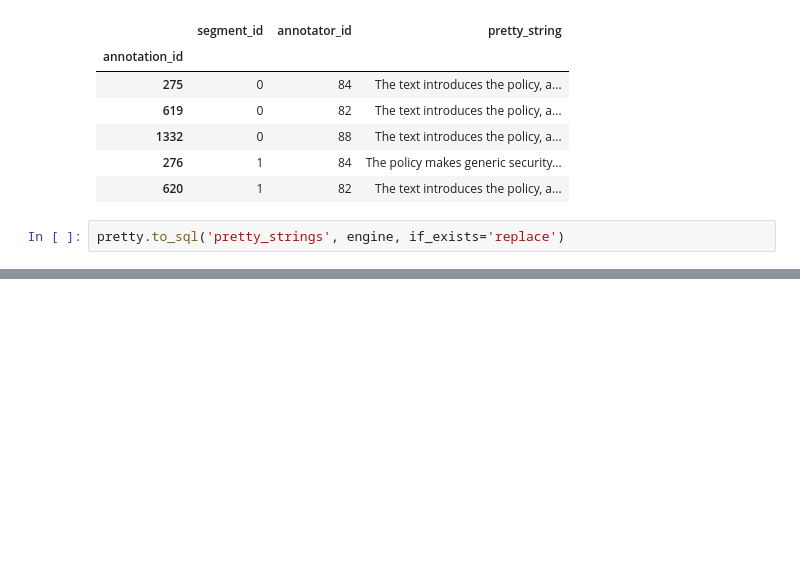
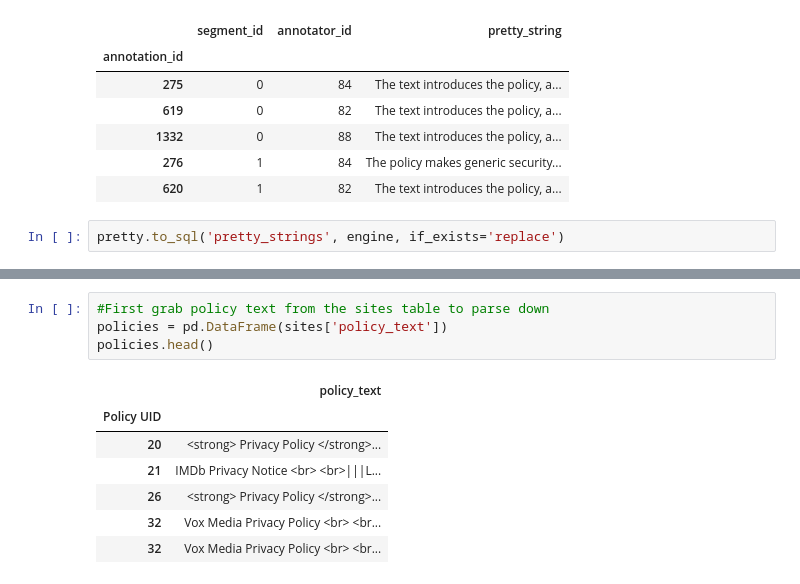
Before and after one commit to pmayostendorp/beforeiaccept, a Jupyter notebook: scripts/Loading and Persisting Dataset.ipynb, the cells around one changed output, grey strips where cells are left out. Saved outputs shown, nothing was run; the diff lists cells and outputs as text; blank space fills up the shorter version.

```diff
--- a/scripts/Loading and Persisting Dataset.ipynb
+++ b/scripts/Loading and Persisting Dataset.ipynb
@@ -379,0 +389,12 @@ pretty.to_sql('pretty_strings', engine, if_exists='replace')
+# %%
+#First grab policy text from the sites table to parse down
+policies = pd.DataFrame(sites['policy_text'])
+policies.head()
+# %% [output]
+|  | policy_text |
+| Policy UID |  |
+| 20 | <strong> Privacy Policy </strong>... |
+| 21 | IMDb Privacy Notice <br> <br>|||L... |
+| 26 | <strong> Privacy Policy </strong>... |
+| 32 | Vox Media Privacy Policy <br> <br... |
+| 32 | Vox Media Privacy Policy <br> <br... |
```
Also changed, not shown: parts of 10 cells of this notebook.
